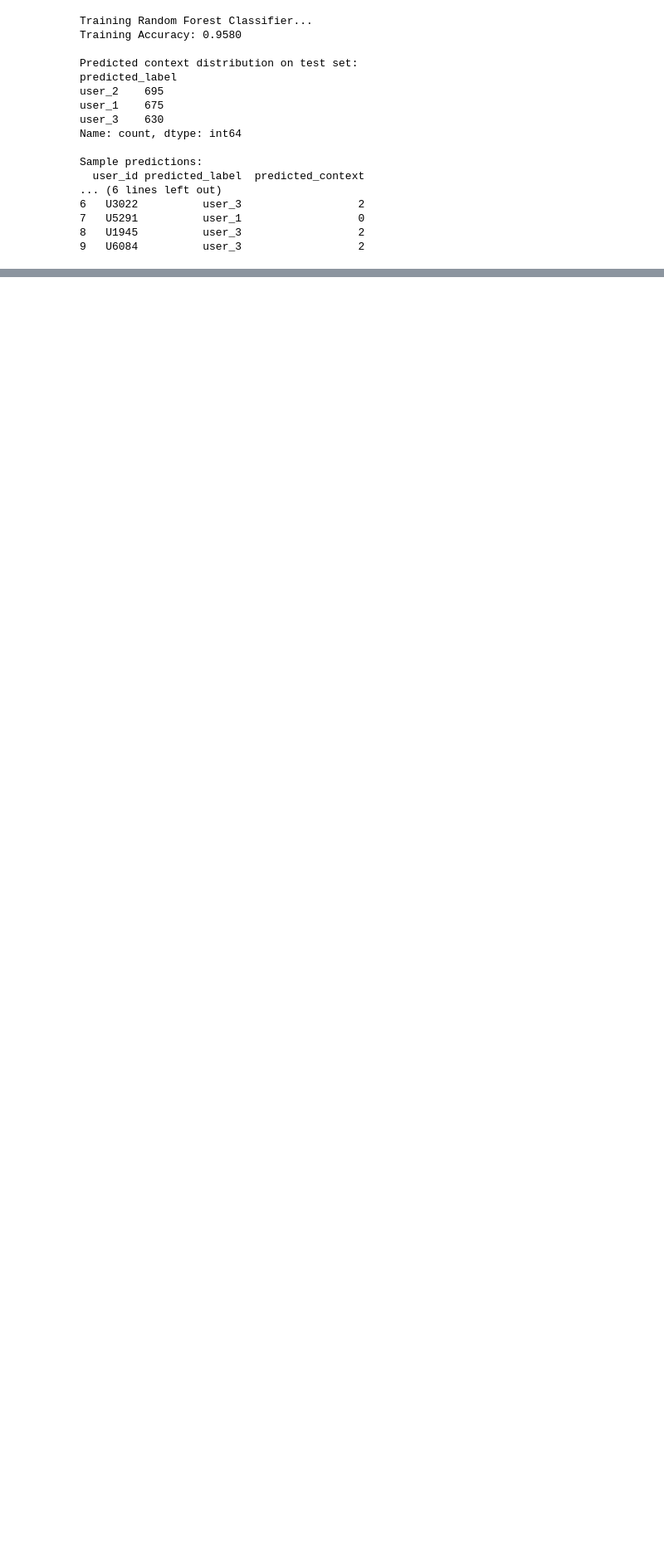
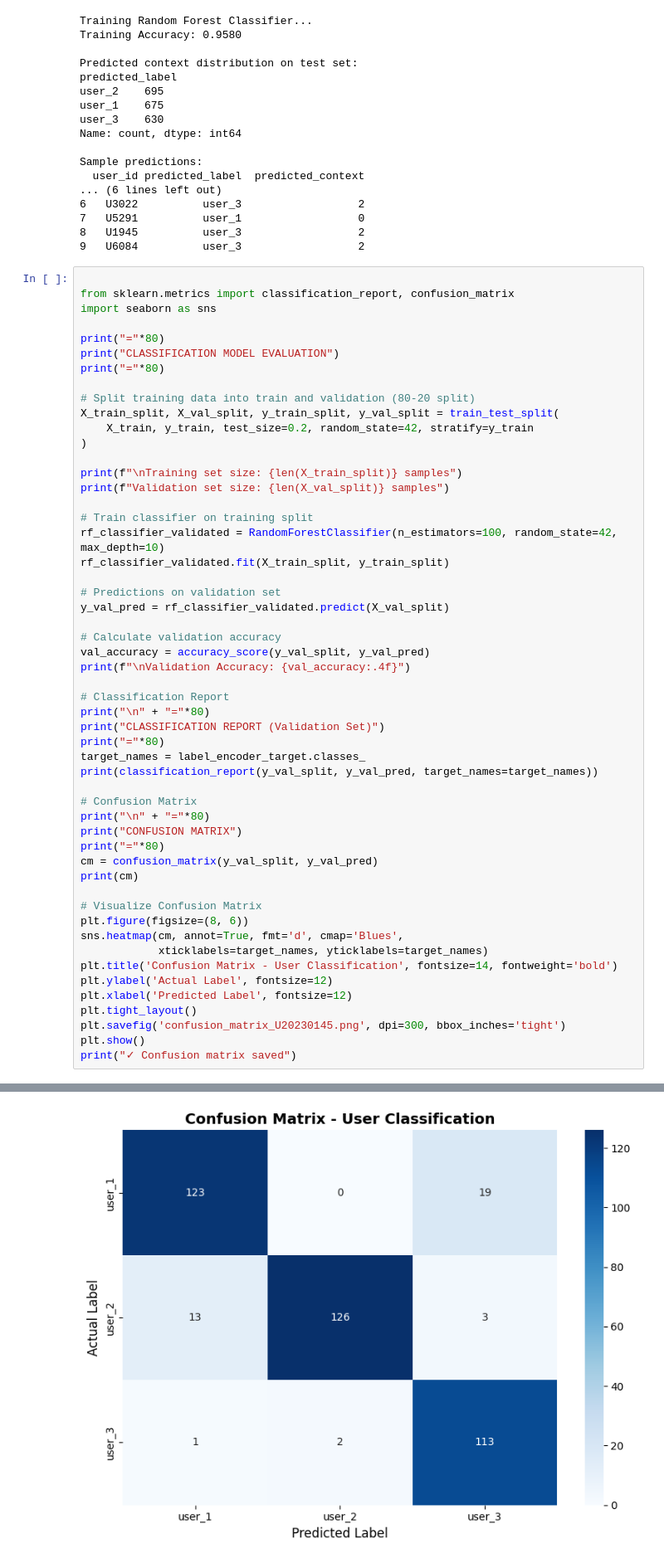
Before and after one commit to anjelica0224/lab3-contextual-bandit, a Jupyter notebook: lab3_results_u20230145.ipynb, the cells around one changed output, grey strips where cells are left out. Shown at 83% size. Drawn from its saved outputs; the diff is of its cells as text; blank space fills up the shorter version.

```diff
--- a/lab3_results_u20230145.ipynb
+++ b/lab3_results_u20230145.ipynb
@@ -195,3 +195,57 @@ Sample predictions:
 7   U5291          user_1                  0
 8   U1945          user_3                  2
 9   U6084          user_3                  2
+# %%
+
+from sklearn.metrics import classification_report, confusion_matrix
+import seaborn as sns
+
+print("="*80)
+print("CLASSIFICATION MODEL EVALUATION")
+print("="*80)
+
+# Split training data into train and validation (80-20 split)
+X_train_split, X_val_split, y_train_split, y_val_split = train_test_split(
+    X_train, y_train, test_size=0.2, random_state=42, stratify=y_train
+)
+
+print(f"\nTraining set size: {len(X_train_split)} samples")
+print(f"Validation set size: {len(X_val_split)} samples")
+
+# Train classifier on training split
+rf_classifier_validated = RandomForestClassifier(n_estimators=100, random_state=42, max_depth=10)
+rf_classifier_validated.fit(X_train_split, y_train_split)
+
+# Predictions on validation set
+y_val_pred = rf_classifier_validated.predict(X_val_split)
+
+# Calculate validation accuracy
+val_accuracy = accuracy_score(y_val_split, y_val_pred)
+print(f"\nValidation Accuracy: {val_accuracy:.4f}")
+
+# Classification Report
+print("\n" + "="*80)
+print("CLASSIFICATION REPORT (Validation Set)")
+print("="*80)
+target_names = label_encoder_target.classes_
+print(classification_report(y_val_split, y_val_pred, target_names=target_names))
+
+# Confusion Matrix
+print("\n" + "="*80)
+print("CONFUSION MATRIX")
+print("="*80)
+cm = confusion_matrix(y_val_split, y_val_pred)
+print(cm)
+
+# Visualize Confusion Matrix
+plt.figure(figsize=(8, 6))
+sns.heatmap(cm, annot=True, fmt='d', cmap='Blues',
+            xticklabels=target_names, yticklabels=target_names)
+plt.title('Confusion Matrix - User Classification', fontsize=14, fontweight='bold')
+plt.ylabel('Actual Label', fontsize=12)
+plt.xlabel('Predicted Label', fontsize=12)
+plt.tight_layout()
+plt.savefig('confusion_matrix_U20230145.png', dpi=300, bbox_inches='tight')
+plt.show()
+print("✓ Confusion matrix saved")
+# %% [output]
@@ -197,0 +269 @@ Sample predictions:
+[figure, added]
```
Also changed, not shown: parts of 13 cells of this notebook, 5 other files.
